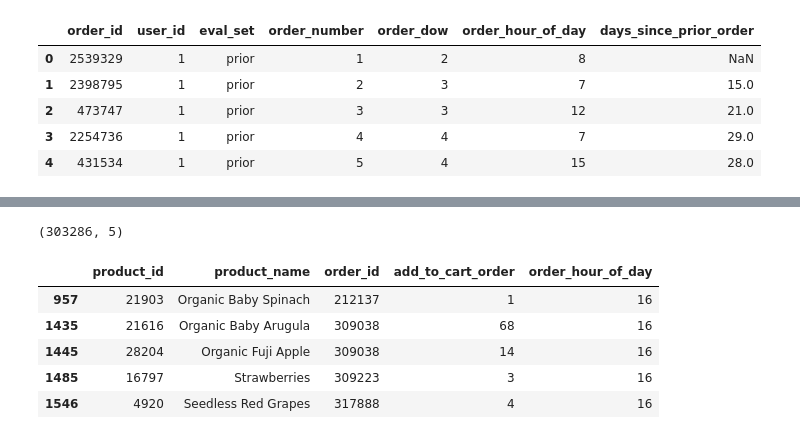
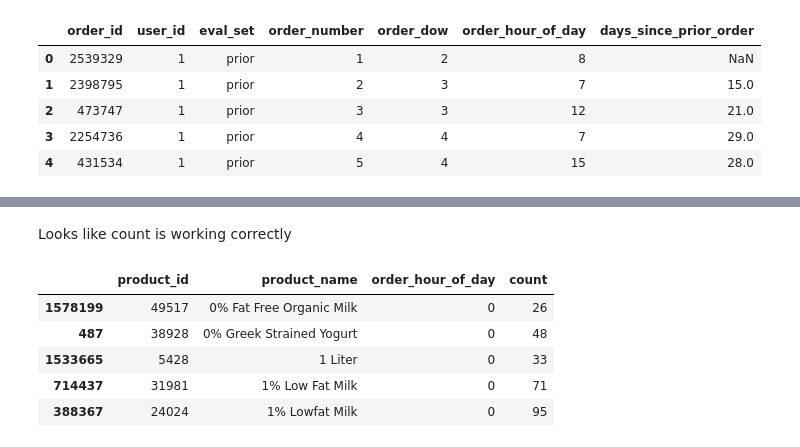
Before and after one commit to ngriggs/DS-Unit-1-Sprint-2-Data-Wrangling-and-Storytelling, a Jupyter notebook: module1-join-and-reshape-data/LS_DS_121_Join_and_Reshape_Data.ipynb, the cells around one changed output, grey strips where cells are left out. Saved outputs shown, nothing was run; the diff lists cells and outputs as text; code cells hidden in the pictures.

```diff
--- a/module1-join-and-reshape-data/LS_DS_121_Join_and_Reshape_Data.ipynb
+++ b/module1-join-and-reshape-data/LS_DS_121_Join_and_Reshape_Data.ipynb
@@ -1156,0 +628,5 @@ condition = subset[subset.order_hour_of_day == 16]['product_name'].isin(product_
+# %%
+# need to do some tidy stuff here
+
+subset = subset.sort_values(['order_hour_of_day', 'product_name'], ascending=[True, True])
+subset.head()
@@ -1156,0 +640,5 @@ condition = subset[subset.order_hour_of_day == 16]['product_name'].isin(product_
+# %%
+# okay, now we need to count the number of product orders for each hour in the day
+
+subset['count'] = subset.groupby(['order_hour_of_day', 'product_name'])['order_id'].transform('count')
+subset.head(30)
@@ -1157,12 +703,13 @@ condition = subset[subset.order_hour_of_day == 16]['product_name'].isin(product_
+# %% [markdown]
+Looks like count is working correctly
 # %%
-subset = subset[subset.order_hour_of_day == 16][condition]
-print(subset.shape)
+subset = subset.drop(['order_id', 'add_to_cart_order'], axis = 1)
+subset = subset.drop_duplicates()
 subset.head()
 # %% [output]
-(303286, 5)
-|  | product_id | product_name | order_id | add_to_cart_order | order_hour_of_day |
-| 957 | 21903 | Organic Baby Spinach | 212137 | 1 | 16 |
-| 1435 | 21616 | Organic Baby Arugula | 309038 | 68 | 16 |
-| 1445 | 28204 | Organic Fuji Apple | 309038 | 14 | 16 |
-| 1485 | 16797 | Strawberries | 309223 | 3 | 16 |
-| 1546 | 4920 | Seedless Red Grapes | 317888 | 4 | 16 |
+|  | product_id | product_name | order_hour_of_day | count |
+| 1578199 | 49517 | 0% Fat Free Organic Milk | 0 | 26 |
+| 487 | 38928 | 0% Greek Strained Yogurt | 0 | 48 |
+| 1533665 | 5428 | 1 Liter | 0 | 33 |
+| 714437 | 31981 | 1% Low Fat Milk | 0 | 71 |
+| 388367 | 24024 | 1% Lowfat Milk | 0 | 95 |
```
Also changed, not shown: parts of 88 cells of this notebook.
